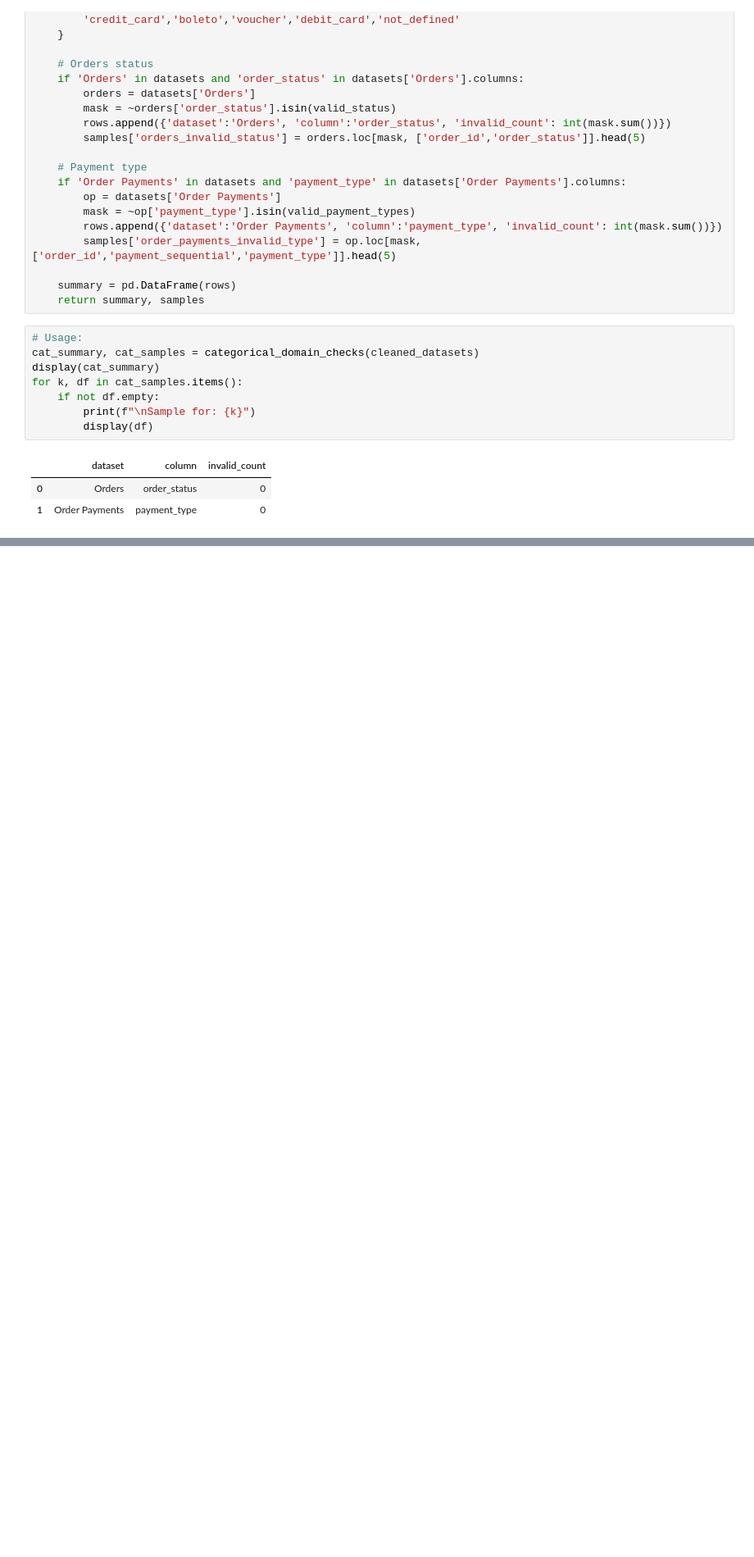
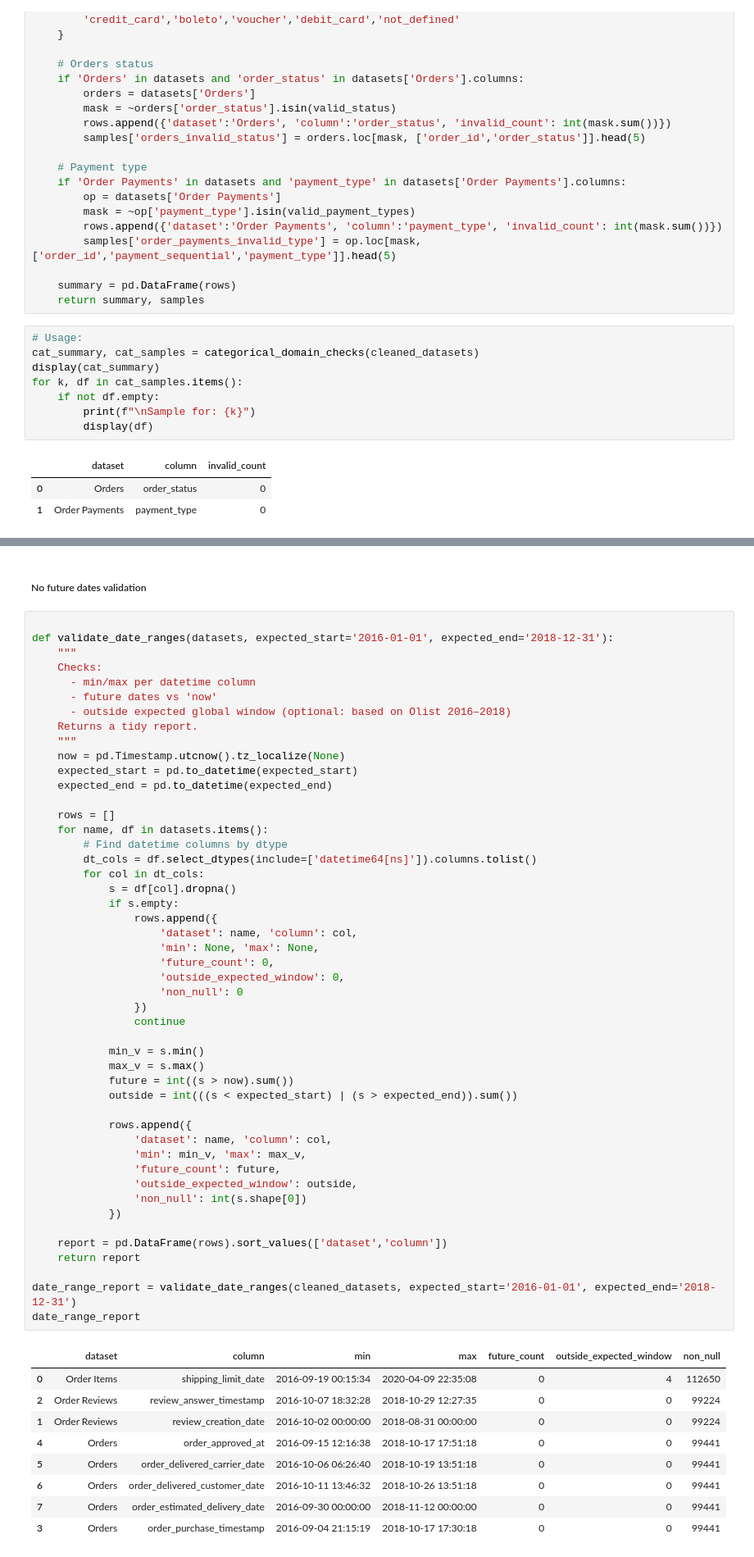
Before and after one commit to shanusaras/Customer_Churn_Prediction_and_Retention_Dashboard, a Jupyter notebook: notebooks/01_data_cleaning.ipynb, the cells around one changed output, grey strips where cells are left out. Shown at 82% size. Saved outputs shown, nothing was run; the diff lists cells and outputs as text; blank space fills up the shorter version.

Commit message:
The date ranges are validated. Extra numeric sanity checks are being done in which zero amounts check is being done( two inspections have to be done yet).

```diff
--- a/notebooks/01_data_cleaning.ipynb
+++ b/notebooks/01_data_cleaning.ipynb
@@ -1711,0 +1722,60 @@ for k, df in cat_samples.items():
+# %% [markdown]
+##### No future dates validation
+# %%
+
+def validate_date_ranges(datasets, expected_start='2016-01-01', expected_end='2018-12-31'):
+    """
+    Checks:
+      - min/max per datetime column
+      - future dates vs 'now'
+      - outside expected global window (optional: based on Olist 2016–2018)
+    Returns a tidy report.
+    """
+    now = pd.Timestamp.utcnow().tz_localize(None)
+    expected_start = pd.to_datetime(expected_start)
+    expected_end = pd.to_datetime(expected_end)
+
+    rows = []
+    for name, df in datasets.items():
+        # Find datetime columns by dtype
+        dt_cols = df.select_dtypes(include=['datetime64[ns]']).columns.tolist()
+        for col in dt_cols:
+            s = df[col].dropna()
+            if s.empty:
+                rows.append({
+                    'dataset': name, 'column': col,
+                    'min': None, 'max': None,
+                    'future_count': 0,
+                    'outside_expected_window': 0,
+                    'non_null': 0
+                })
+                continue
+
+            min_v = s.min()
+            max_v = s.max()
+            future = int((s > now).sum())
+            outside = int(((s < expected_start) | (s > expected_end)).sum())
+
+            rows.append({
+                'dataset': name, 'column': col,
+                'min': min_v, 'max': max_v,
+                'future_count': future,
+                'outside_expected_window': outside,
+                'non_null': int(s.shape[0])
+            })
+
+    report = pd.DataFrame(rows).sort_values(['dataset','column'])
+    return report
+
+date_range_report = validate_date_ranges(cleaned_datasets, expected_start='2016-01-01', expected_end='2018-12-31')
+date_range_report
+# %% [output]
+|  | dataset | column | min | max | future_count | outside_expected_window | non_null |
+| 0 | Order Items | shipping_limit_date | 2016-09-19 00:15:34 | 2020-04-09 22:35:08 | 0 | 4 | 112650 |
+| 2 | Order Reviews | review_answer_timestamp | 2016-10-07 18:32:28 | 2018-10-29 12:27:35 | 0 | 0 | 99224 |
+| 1 | Order Reviews | review_creation_date | 2016-10-02 00:00:00 | 2018-08-31 00:00:00 | 0 | 0 | 99224 |
+| 4 | Orders | order_approved_at | 2016-09-15 12:16:38 | 2018-10-17 17:51:18 | 0 | 0 | 99441 |
+| 5 | Orders | order_delivered_carrier_date | 2016-10-06 06:26:40 | 2018-10-19 13:51:18 | 0 | 0 | 99441 |
+| 6 | Orders | order_delivered_customer_date | 2016-10-11 13:46:32 | 2018-10-26 13:51:18 | 0 | 0 | 99441 |
+| 7 | Orders | order_estimated_delivery_date | 2016-09-30 00:00:00 | 2018-11-12 00:00:00 | 0 | 0 | 99441 |
+| 3 | Orders | order_purchase_timestamp | 2016-09-04 21:15:19 | 2018-10-17 17:30:18 | 0 | 0 | 99441 |
```
Also changed, not shown: parts of 22 cells of this notebook.
